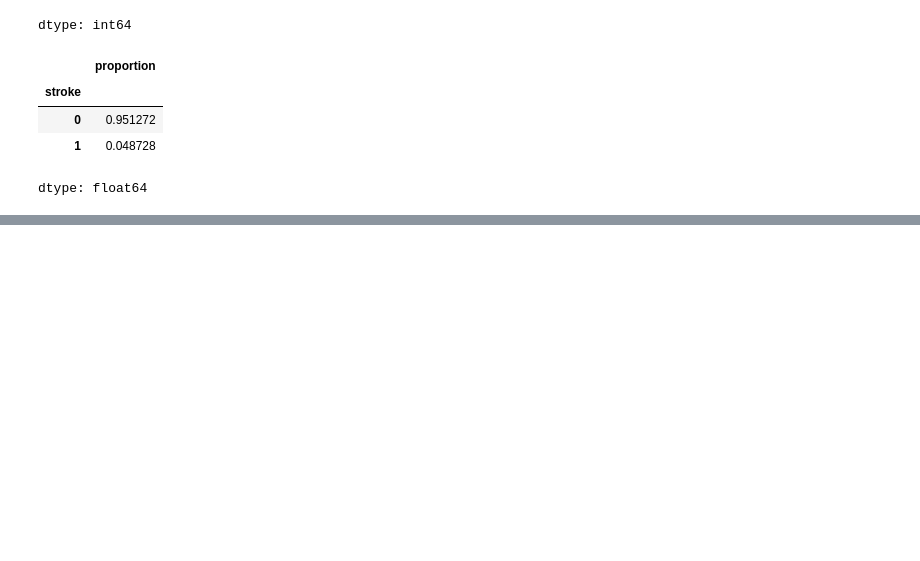
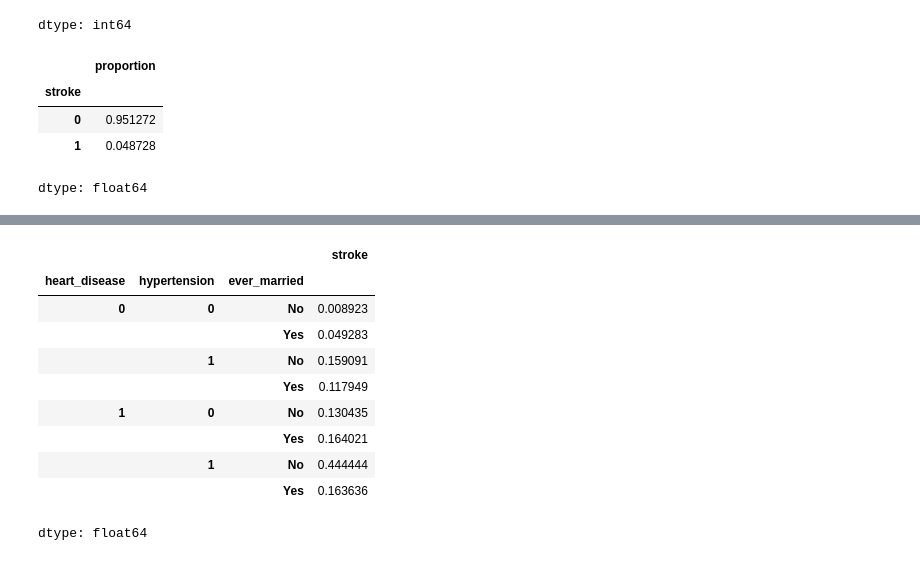
Before and after one commit to Qu1nnD/CS290, a Jupyter notebook: StrokePredictor.ipynb, the cells around one changed output, grey strips where cells are left out. Drawn from its saved outputs; the diff is of its cells as text; code cells hidden in the pictures; blank space fills up the shorter version.

```diff
--- a/StrokePredictor.ipynb
+++ b/StrokePredictor.ipynb
@@ -72,0 +89,2 @@ KeyError: ('stroke', 'Residence_type')
+# %%
+df["age_cat"]=pd.cut(df["age"],bins=[0,25,45,61,100],labels=["Young","Adult","Middle-aged","Old"])
@@ -72,0 +127,14 @@ KeyError: ('stroke', 'Residence_type')
+# %%
+df.groupby(["heart_disease","hypertension","ever_married"])["stroke"].mean()
+# %% [output]
+|  |  |  | stroke |
+| heart_disease | hypertension | ever_married |  |
+| 0 | 0 | No | 0.008923 |
+|  |  | Yes | 0.049283 |
+|  | 1 | No | 0.159091 |
+|  |  | Yes | 0.117949 |
+| 1 | 0 | No | 0.130435 |
+|  |  | Yes | 0.164021 |
+|  | 1 | No | 0.444444 |
+|  |  | Yes | 0.163636 |
+dtype: float64
```
Also changed, not shown: parts of 8 cells of this notebook.
